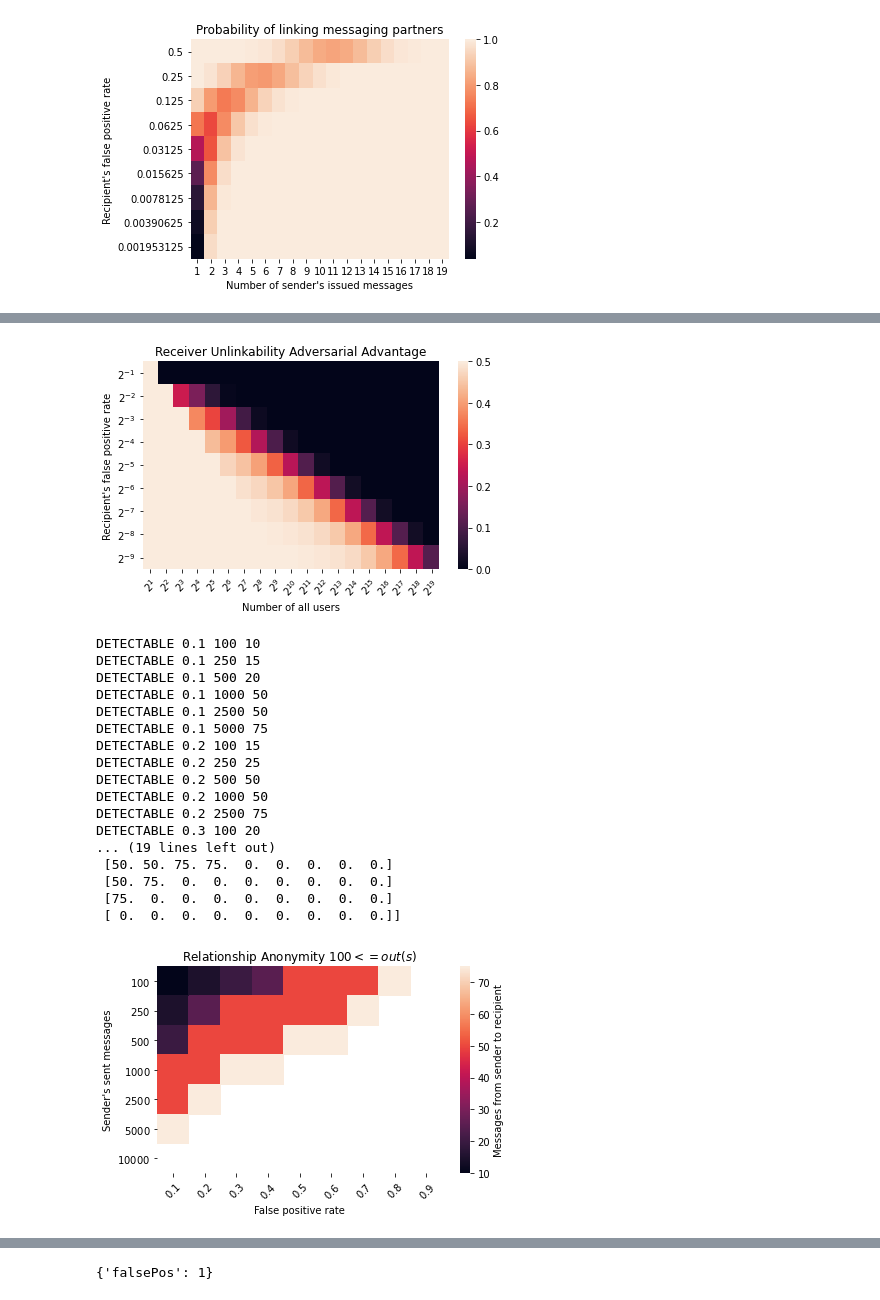
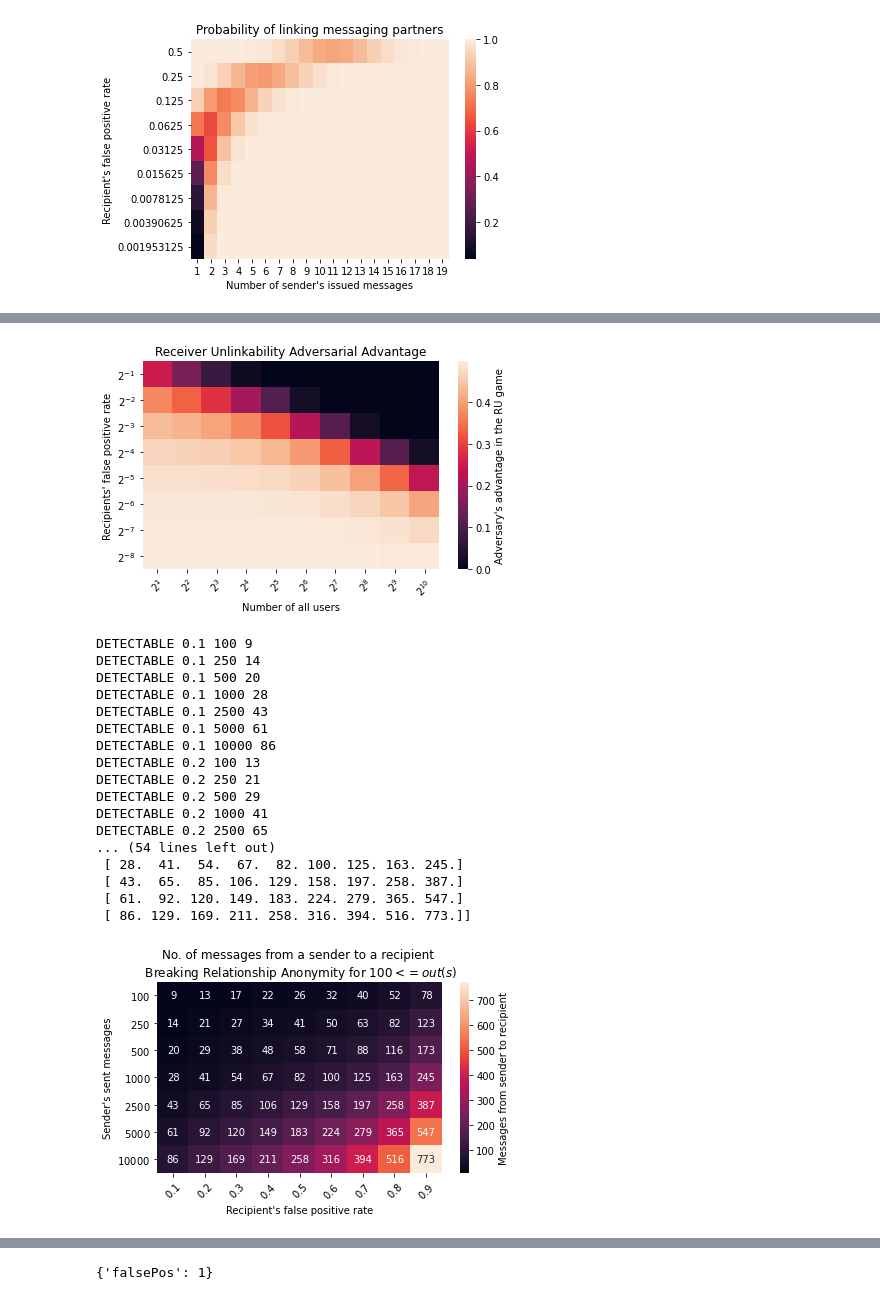
Before and after one commit to seresistvanandras/FMD-analysis, a Jupyter notebook: src/Analyser.ipynb, the cells around one changed output, grey strips where cells are left out. Cells and saved outputs as stored; diff of their text form; code cells hidden in the pictures.

Commit message:
Many updates, fixed figures and calculcations

```diff
--- a/src/Analyser.ipynb
+++ b/src/Analyser.ipynb
@@ -219,29 +229,31 @@ print(allProbs)
 # %%
-x_axis_labels = ["$2^1$","$2^2$","$2^3$","$2^4$","$2^5$","$2^6$","$2^7$","$2^8$","$2^9$","$2^{10}$",
-                 "$2^{11}$","$2^{12}$","$2^{13}$","$2^{14}$","$2^{15}$","$2^{16}$","$2^{17}$","$2^{18}$","$2^{19}$"]
+x_axis_labels = ["$2^1$","$2^2$","$2^3$","$2^4$","$2^5$","$2^6$","$2^7$","$2^8$","$2^9$","$2^{10}$"]
+                 ##"$2^{11}$","$2^{12}$","$2^{13}$","$2^{14}$","$2^{15}$","$2^{16}$","$2^{17}$","$2^{18}$","$2^{19}$"]
 ##x_axis_labels = [2**(i+1) for i in range(0,19)]
 #y_axis_labels = [math.pow(2,-(i)) for i in range(1,10)]
-y_axis_labels = ["$2^{-1}$","$2^{-2}$","$2^{-3}$","$2^{-4}$","$2^{-5}$","$2^{-6}$","$2^{-7}$","$2^{-8}$","$2^{-9}$"]
-ax = sns.heatmap(allProbs, xticklabels=x_axis_labels, yticklabels = y_axis_labels)
+y_axis_labels = ["$2^{-1}$","$2^{-2}$","$2^{-3}$","$2^{-4}$","$2^{-5}$","$2^{-6}$","$2^{-7}$","$2^{-8}$"]#,"$2^{-9}$"]
+ax = sns.heatmap(allProbs,xticklabels=x_axis_labels, yticklabels = y_axis_labels,cbar_kws={'label': 'Adversary\'s advantage in the RU game'})
 plt.xticks(rotation = 45)
 plt.yticks(rotation = 0)
 ax.set_title('Receiver Unlinkability Adversarial Advantage')
 plt.xlabel("Number of all users")
-plt.ylabel("Recipient's false positive rate")
+plt.ylabel("Recipients' false positive rate")
 plt.tight_layout()
 plt.savefig("receiverUnlinkability.pdf")
 plt.show()
 # %% [output]
-[figure, old version]
+[figure, new version]
 # %%
 ## Relationship Anonymity
 noOfSentMessages=[100,250,500,1000,2500,5000,10000] ##out(s) in the paper
-incomingMsgsFromS = [1,5,10,15,20,25,50,75] ##tag_s(v) in the paper
+incomingMsgsFromS = np.arange(1,1000) ##tag_s(v) in the paper
 falsePositives = [0.1,0.2,0.3,0.4,0.5,0.6,0.7,0.8,0.9]
 detectableMsgs = np.zeros((len(noOfSentMessages),len(falsePositives)))
 for p in falsePositives:
     for allSent in noOfSentMessages:
         for incomingFromS in incomingMsgsFromS:
+            if allSent < incomingFromS:
+                continue
             mu0 = allSent*p ##the expected number of links in the "cover" graph
             X = (allSent-incomingFromS)*p + incomingFromS
             s = math.sqrt(p*(1-p)*allSent)
@@ -253,40 +265,40 @@ for p in falsePositives:
                 break
 print(detectableMsgs)
 # %% [output]
-DETECTABLE 0.1 100 10
-DETECTABLE 0.1 250 15
+DETECTABLE 0.1 100 9
+DETECTABLE 0.1 250 14
 DETECTABLE 0.1 500 20
-DETECTABLE 0.1 1000 50
-DETECTABLE 0.1 2500 50
-DETECTABLE 0.1 5000 75
-DETECTABLE 0.2 100 15
-DETECTABLE 0.2 250 25
-DETECTABLE 0.2 500 50
-DETECTABLE 0.2 1000 50
-DETECTABLE 0.2 2500 75
-DETECTABLE 0.3 100 20
-... (19 lines left out)
- [50. 50. 75. 75.  0.  0.  0.  0.  0.]
- [50. 75.  0.  0.  0.  0.  0.  0.  0.]
- [75.  0.  0.  0.  0.  0.  0.  0.  0.]
- [ 0.  0.  0.  0.  0.  0.  0.  0.  0.]]
+DETECTABLE 0.1 1000 28
+DETECTABLE 0.1 2500 43
+DETECTABLE 0.1 5000 61
+DETECTABLE 0.1 10000 86
+DETECTABLE 0.2 100 13
+DETECTABLE 0.2 250 21
+DETECTABLE 0.2 500 29
+DETECTABLE 0.2 1000 41
+DETECTABLE 0.2 2500 65
+... (54 lines left out)
+ [ 28.  41.  54.  67.  82. 100. 125. 163. 245.]
+ [ 43.  65.  85. 106. 129. 158. 197. 258. 387.]
+ [ 61.  92. 120. 149. 183. 224. 279. 365. 547.]
+ [ 86. 129. 169. 211. 258. 316. 394. 516. 773.]]
 # %%
 y_axis_labels = ["$10000$","$5000$","$2500$","$1000$","$500$","$250$","$100$"]
 y_axis_labels.reverse()
 ##x_axis_labels = [2**(i+1) for i in range(0,19)]
 #y_axis_labels = [math.pow(2,-(i)) for i in range(1,10)]
 x_axis_labels = ["$0.1$", "$0.2$", "$0.3$", "$0.4$", "$0.5$", "$0.6$", "$0.7$", "$0.8$", "$0.9$"]
-ax = sns.heatmap(detectableMsgs, mask=detectableMsgs < 1,xticklabels=x_axis_labels, yticklabels = y_axis_labels,  cbar_kws={'label': 'Messages from sender to recipient'})
+ax = sns.heatmap(detectableMsgs, fmt='g',annot=True, mask=detectableMsgs < 1,xticklabels=x_axis_labels, yticklabels = y_axis_labels,  cbar_kws={'label': 'Messages from sender to recipient'})
 plt.xticks(rotation = 45)
 plt.yticks(rotation = 0)
-ax.set_title('Relationship Anonymity $100 <= out(s)$')
-plt.xlabel("False positive rate")
+ax.set_title('No. of messages from a sender to a recipient \n breaking relationship anonymity for $100 <= out(s)$')
+plt.xlabel("Recipient's false positive rate")
 plt.ylabel("Sender's sent messages")
 plt.tight_layout()
 plt.savefig("relationshipAnonymity.pdf")
 plt.show()
 # %% [output]
-[figure, old version]
+[figure, new version]
 # %%
 ## Relationship Anonymity vol. 2.
 noOfSentMessages=[10,15,20,25,30] ##out(s) in the paper
```
Also changed, not shown: parts of 15 cells of this notebook, 8 other files.
